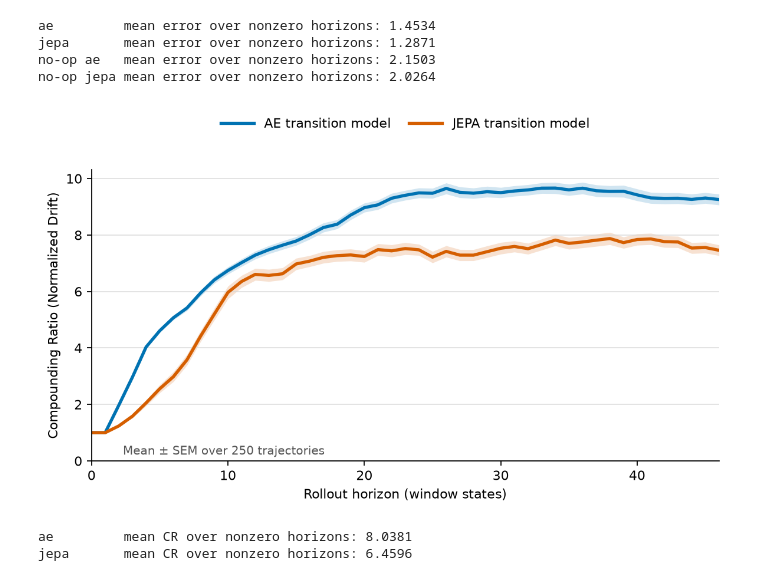
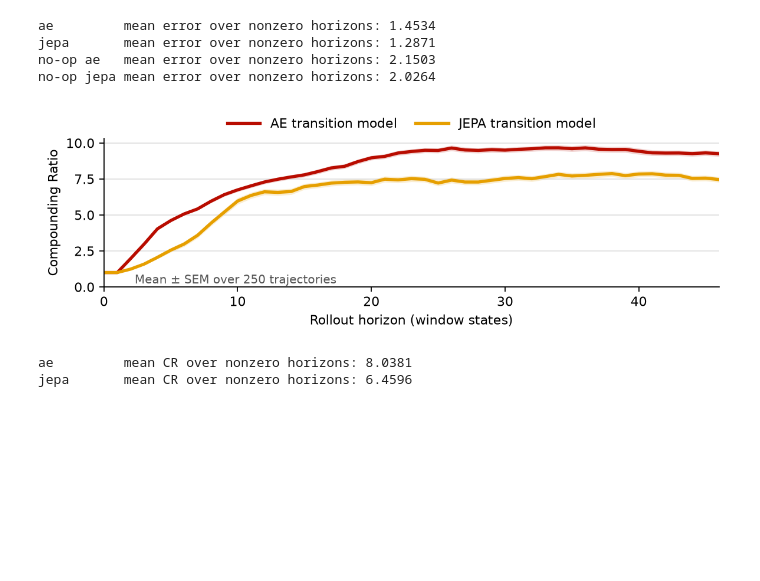
Before and after one commit to rkosova/reprod_vs_semantic, a Jupyter notebook: notebooks/window_state_rollout_probe.ipynb, the cells around one changed output. Drawn from its saved outputs; the diff is of its cells as text; code cells hidden in the pictures; blank space fills up the shorter version.

```diff
--- a/notebooks/window_state_rollout_probe.ipynb
+++ b/notebooks/window_state_rollout_probe.ipynb
@@ -23,6 +23,7 @@ from rvsablation.core import _TransformerStack
 from rvsablation.jepa import FSQ_V_JEPA
 from rvsablation.utils import get_3d_sincos_pos_embed, read_config, seed_everything, get_dataset
 
+DATA = "walker" # why it works so well with cheetah lmao persistence maybe shows cheetah doesnt change between scenes that much
 MODEL_RUNS = {
     'ae': 'fsq_videovae_run_1',
     'jepa': 'fsq_v_jepa_run_1',
@@ -59,11 +60,12 @@ class Dummy(nn.Module):
 # %%
 _, testset, _, _ = get_dataset(
     rng=rng,
-    root='../data/walker_trajs_h5/data.h5',
+    root=f'../data/{DATA}_trajs_h5/data.h5',
     sample_num_frames=100,
     sample_num_clips=1,
     data_num_traj=25000,
     data_num_frames=100,
+    dataset=DATA
 )
 
 sample_frames, sample_actions, *_ = testset[0]
@@ -204,37 +206,37 @@ for model_type, (encoder, transition_model, num_frames_clip, tubelet_size) in mo
         compounding_ratio_for_trajectory(testset[index], encoder, transition_model, num_frames_clip, tubelet_size)
         for index in range(num_trajectories)
     ])
 
 horizon = torch.arange(next(iter(compounding_ratios.values())).size(1))
 
 summary = {
     name: (crs.mean(dim=0), crs.std(dim=0, unbiased=True) / num_trajectories ** 0.5)
     for name, crs in compounding_ratios.items()
 }
 
 style = {
-    'ae': {'color': '#0072B2', 'label': 'AE transition model', 'linestyle': '-', 'linewidth': 2.4, 'alpha': 0.18},
-    'jepa': {'color': '#D55E00', 'label': 'JEPA transition model', 'linestyle': '-', 'linewidth': 2.4, 'alpha': 0.18},
+    'ae': {'color': "#B80C00", 'label': 'AE transition model', 'linestyle': '-', 'linewidth': 2.4, 'alpha': 0.18},
+    'jepa': {'color': '#E69F00', 'label': 'JEPA transition model', 'linestyle': '-', 'linewidth': 2.4, 'alpha': 0.18},
 }
 
-fig, ax = plt.subplots(figsize=(7.2, 4.2), dpi=160, layout='constrained')
+fig, ax = plt.subplots(figsize=(7.2, 2.35), dpi=160, layout='constrained')
 for name in ('ae', 'jepa'):
     mean_error, sem_error = summary[name]
     kwargs = style[name]
     ax.plot(horizon, mean_error, **{key: kwargs[key] for key in ('color', 'label', 'linestyle', 'linewidth')})
     ax.fill_between(horizon, mean_error - sem_error, mean_error + sem_error, color=kwargs['color'], alpha=kwargs['alpha'], linewidth=0)
 
-ax.set(xlabel='Rollout horizon (window states)', ylabel='Compounding Ratio (Normalized Drift)', xlim=(0, horizon[-1].item()), ylim=(0, None))
+ax.set(xlabel='Rollout horizon (window states)', ylabel='Compounding Ratio', xlim=(0, horizon[-1].item()), ylim=(0, None))
 ax.set_xticks(torch.arange(0, horizon[-1].item() + 1, 10))
 ax.grid(axis='y', color='#D9D9D9', linewidth=0.8, alpha=0.8)
 ax.spines[['top', 'right']].set_visible(False)
 ax.legend(frameon=False, ncol=2, loc='upper center', bbox_to_anchor=(0.5, 1.22), columnspacing=1.4, handlelength=2.5)
 ax.text(0.05, 0.02, f'Mean $\pm$ SEM over {num_trajectories} trajectories', transform=ax.transAxes, fontsize=9, color='#555555')
 plt.show()
 
 for model_type in ('ae', 'jepa'):
     print(f'{model_type:10s} mean CR over nonzero horizons: {summary[model_type][0][1:].mean():.4f}')
 # %% [output]
-[figure, old version]
+[figure, new version]
 ae         mean CR over nonzero horizons: 8.0381
 jepa       mean CR over nonzero horizons: 6.4596
```
Also changed, not shown: parts of 1 cell of this notebook, 18 other files.
